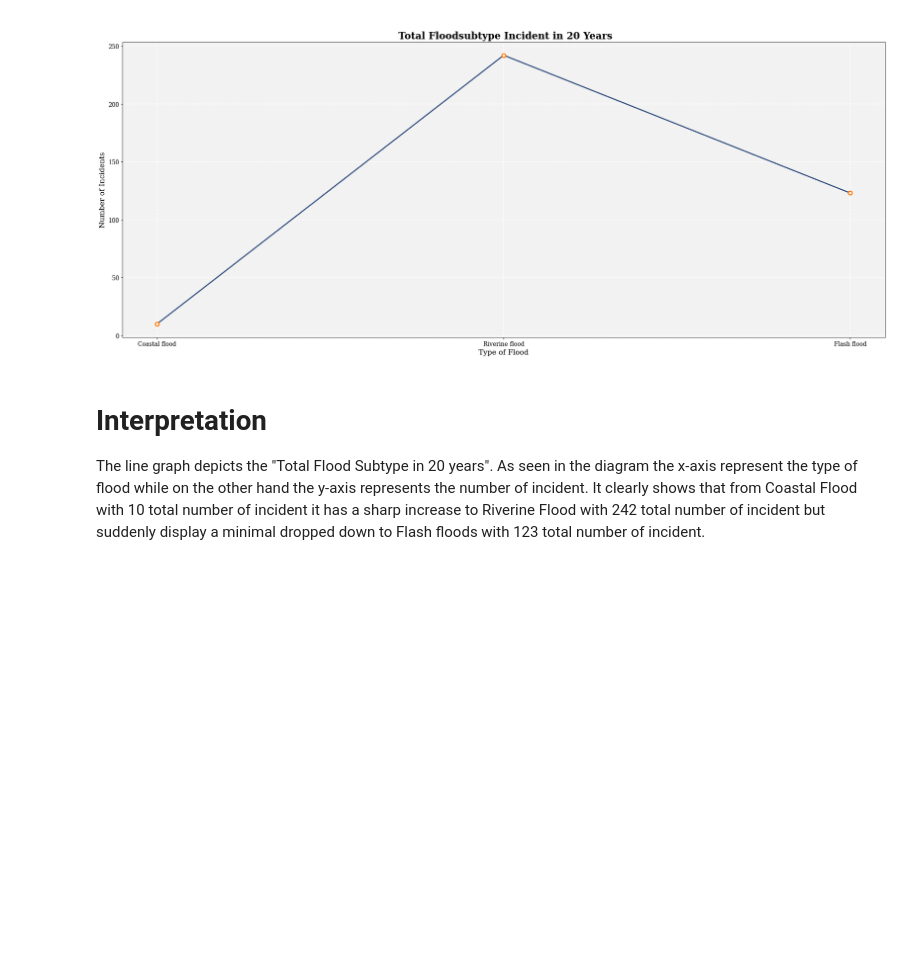
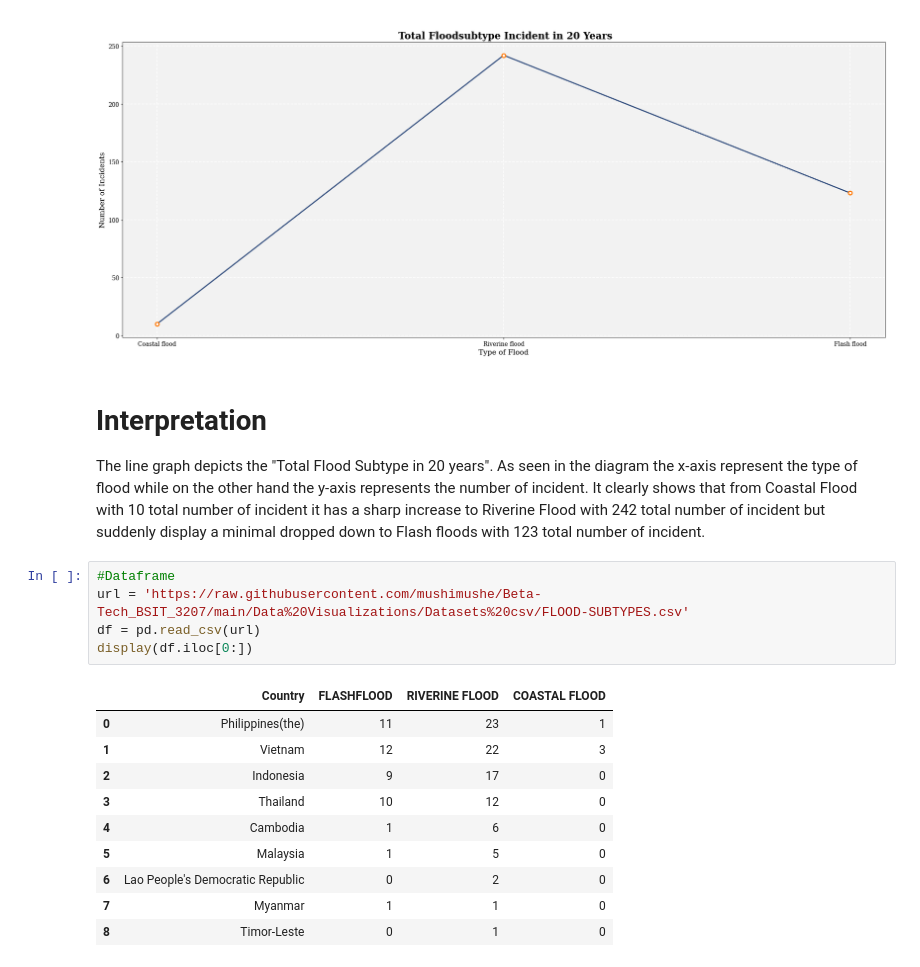
Before and after one commit to KarlAndreiCalimutan/Beta-Tech_BSIT_3207, a Jupyter notebook: Datasets_visual.ipynb, the cells around one changed output. Drawn from its saved outputs; the diff is of its cells as text; blank space fills up the shorter version.

```diff
--- a/Datasets_visual.ipynb
+++ b/Datasets_visual.ipynb
@@ -174,3 +147,19 @@ plt.show()
 # %% [markdown]
 # **Interpretation**
 The line graph depicts the "Total Flood Subtype in 20 years". As seen in the diagram the x-axis represent the type of flood while on the other hand the y-axis represents the number of incident. It clearly shows that from Coastal Flood with 10 total number of incident it has a sharp increase to Riverine Flood with 242 total number of incident but suddenly display a minimal dropped down to Flash floods with 123 total number of incident.
+# %%
+#Dataframe
+url = 'https://raw.githubusercontent.com/mushimushe/Beta-Tech_BSIT_3207/main/Data%20Visualizations/Datasets%20csv/FLOOD-SUBTYPES.csv'
+df = pd.read_csv(url)
+display(df.iloc[0:])
+# %% [output]
+|  | Country | FLASHFLOOD | RIVERINE FLOOD | COASTAL FLOOD |
+| 0 | Philippines(the) | 11 | 23 | 1 |
+| 1 | Vietnam | 12 | 22 | 3 |
+| 2 | Indonesia | 9 | 17 | 0 |
+| 3 | Thailand | 10 | 12 | 0 |
+| 4 | Cambodia | 1 | 6 | 0 |
+| 5 | Malaysia | 1 | 5 | 0 |
+| 6 | Lao People's Democratic Republic | 0 | 2 | 0 |
+| 7 | Myanmar | 1 | 1 | 0 |
+| 8 | Timor-Leste | 0 | 1 | 0 |
```
Also changed, not shown: parts of 2 cells of this notebook.
